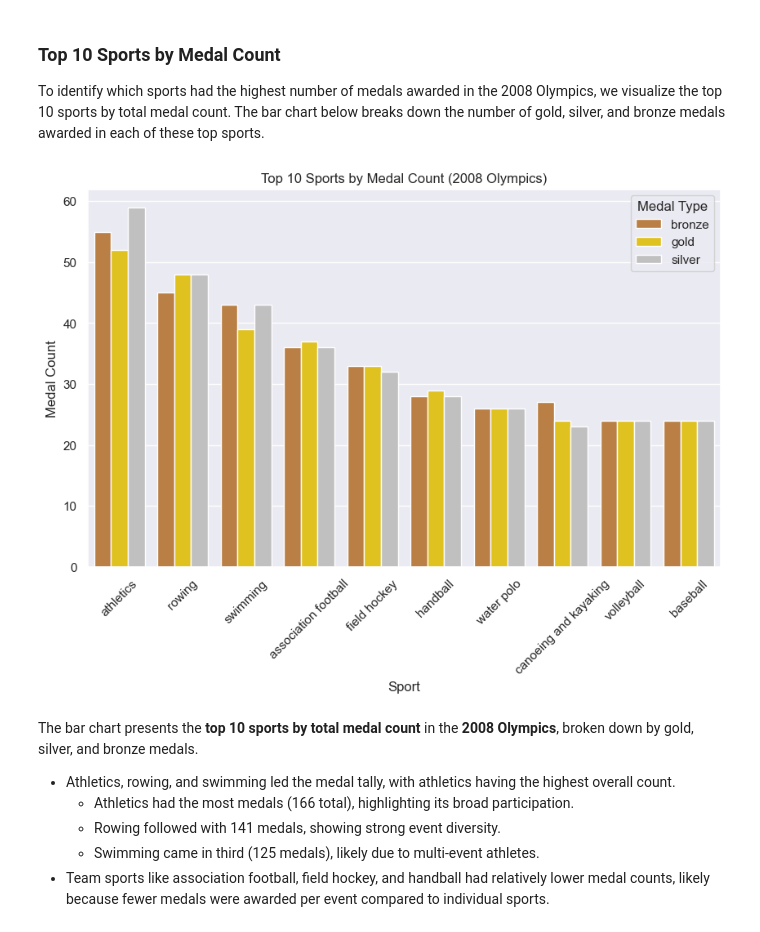
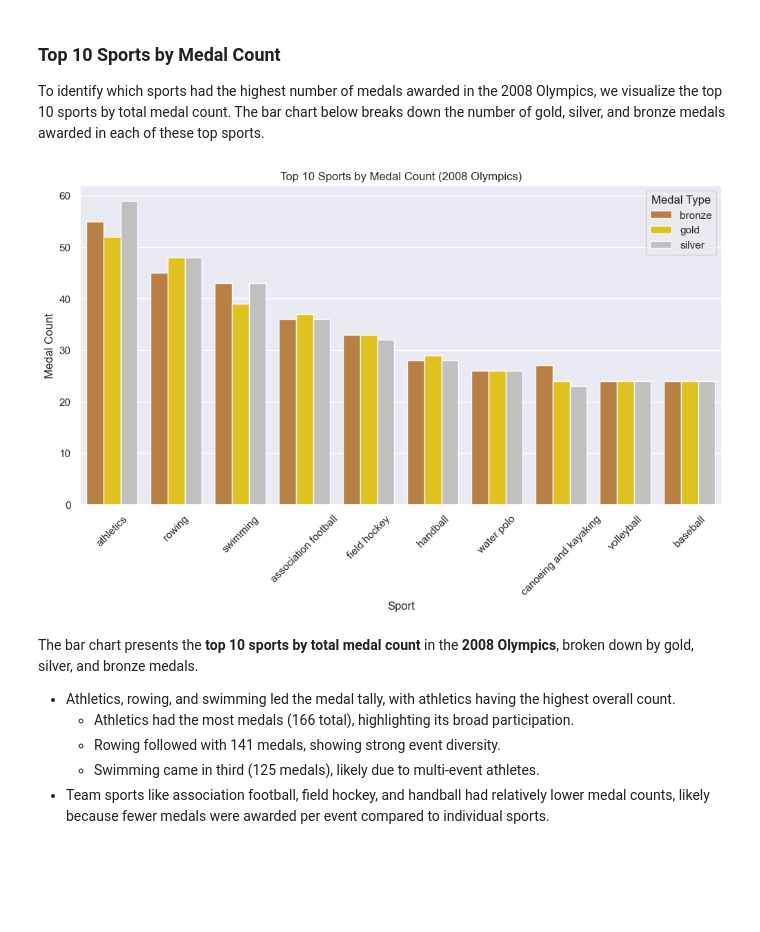
Before and after one commit to jsmall16/Small-Python-Portfolio, a Jupyter notebook: TidyData-Project/2008_olympic_medals.ipynb, the cells around one changed output. Drawn from its saved outputs; the diff is of its cells as text; code cells hidden in the pictures; blank space fills up the shorter version.

```diff
--- a/TidyData-Project/2008_olympic_medals.ipynb
+++ b/TidyData-Project/2008_olympic_medals.ipynb
@@ -278,35 +278,35 @@ top_sports = (
 )
 # Filter data to only include the top 10 sports
 filtered_medal_data = olympics_sports_medal[olympics_sports_medal["sport"].isin(top_sports)]
 
 sns.set_theme(style="darkgrid")
-plt.figure(figsize=(10, 6))
+plt.figure(figsize=(12, 6))
 
 medal_colors = {
     "gold": "#FFD700",   # Gold
     "silver": "#C0C0C0", # Silver
     "bronze": "#CD7F32"  # Bronze
 }
 
 # Create a bar chart
 sns.barplot(
     x="sport",
     y="count",
     hue="medal",
     data=filtered_medal_data,
     order=top_sports, # Ensure order follows the top 10 ranking
     palette=medal_colors
 )
 
 # Format the plot
 plt.xlabel("Sport")
 plt.ylabel("Medal Count")
 plt.title("Top 10 Sports by Medal Count (2008 Olympics)")
 plt.xticks(rotation=45)  # Rotate x-axis labels for readability
 plt.legend(title="Medal Type")
 plt.show()
 # %% [output]
-[figure, old version]
+[figure, new version]
 # %% [markdown]
 The bar chart presents the **top 10 sports by total medal count** in the **2008 Olympics**, broken down by gold, silver, and bronze medals.
 
```
